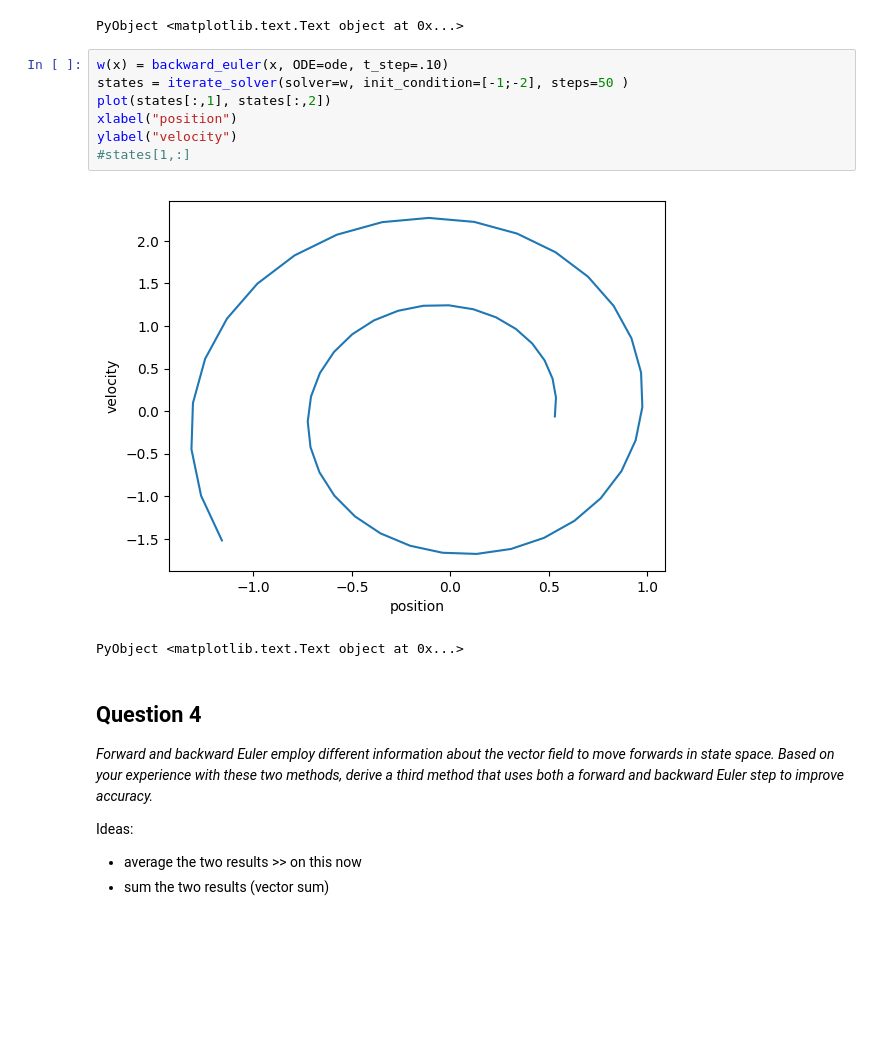
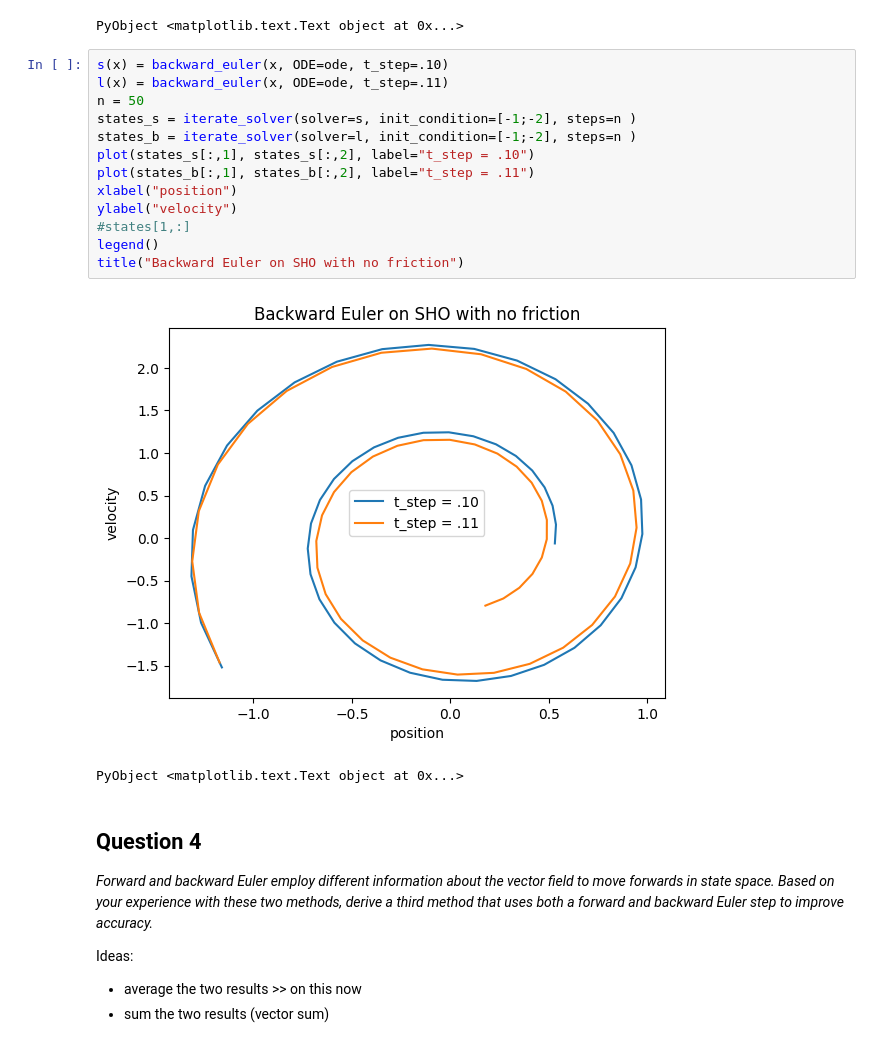
Before and after one commit to jlopezbi/julia_box_projects, a Jupyter notebook: NonLinear_Dynamics_Online_Course/Euler Solvers and the SHO.ipynb, the cells around one changed output. Drawn from its saved outputs; the diff is of its cells as text; blank space fills up the shorter version.

```diff
--- a/NonLinear_Dynamics_Online_Course/Euler Solvers and the SHO.ipynb
+++ b/NonLinear_Dynamics_Online_Course/Euler Solvers and the SHO.ipynb
@@ -93,14 +102,20 @@ ylabel("velocity")
 [figure]
 PyObject <matplotlib.text.Text object at 0x...>
 # %%
-w(x) = backward_euler(x, ODE=ode, t_step=.10)
-states = iterate_solver(solver=w, init_condition=[-1;-2], steps=50 )
-plot(states[:,1], states[:,2])
+s(x) = backward_euler(x, ODE=ode, t_step=.10)
+l(x) = backward_euler(x, ODE=ode, t_step=.11)
+n = 50
+states_s = iterate_solver(solver=s, init_condition=[-1;-2], steps=n )
+states_b = iterate_solver(solver=l, init_condition=[-1;-2], steps=n )
+plot(states_s[:,1], states_s[:,2], label="t_step = .10")
+plot(states_b[:,1], states_b[:,2], label="t_step = .11")
 xlabel("position")
 ylabel("velocity")
 #states[1,:]
+legend()
+title("Backward Euler on SHO with no friction")
 # %% [output]
-[figure, old version]
+[figure, new version]
 PyObject <matplotlib.text.Text object at 0x...>
 # %% [markdown]
 ## Question 4
```
Also changed, not shown: parts of 11 cells of this notebook.
